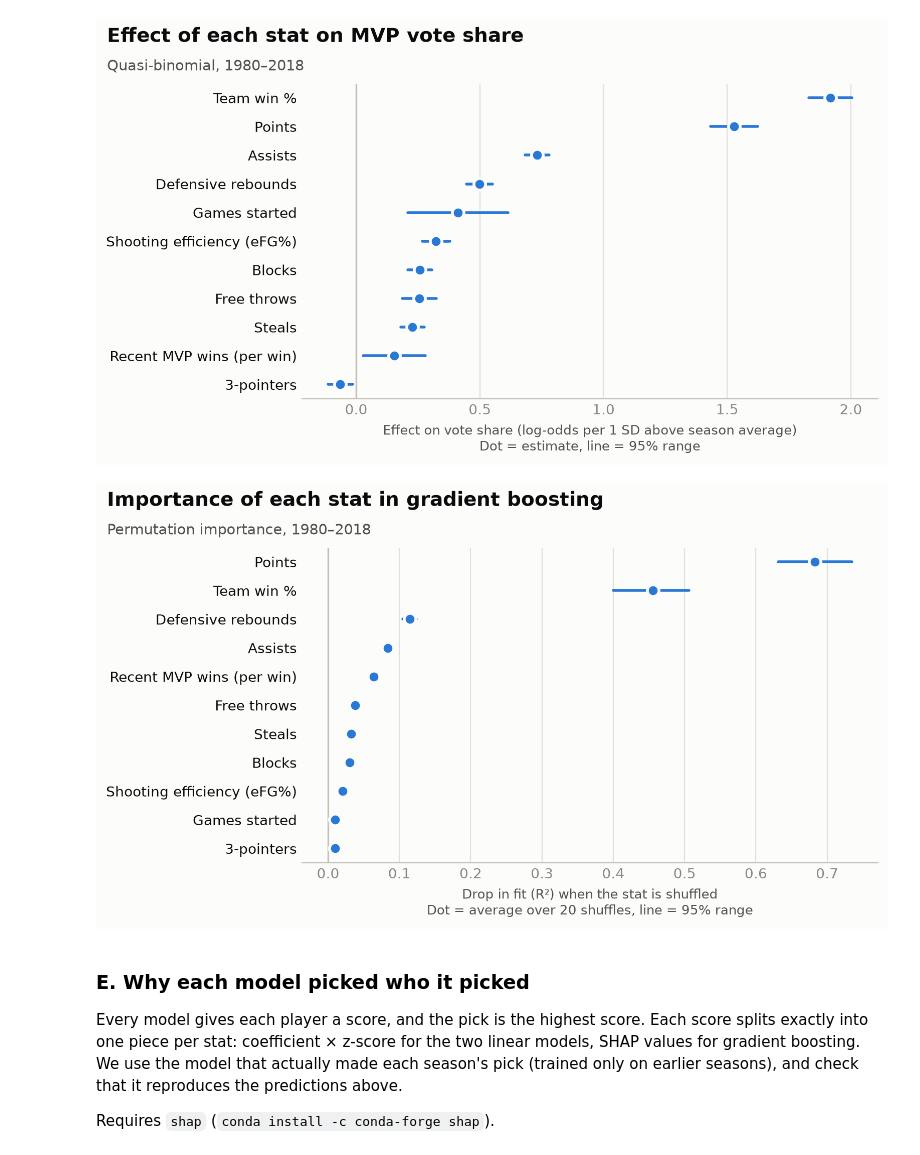
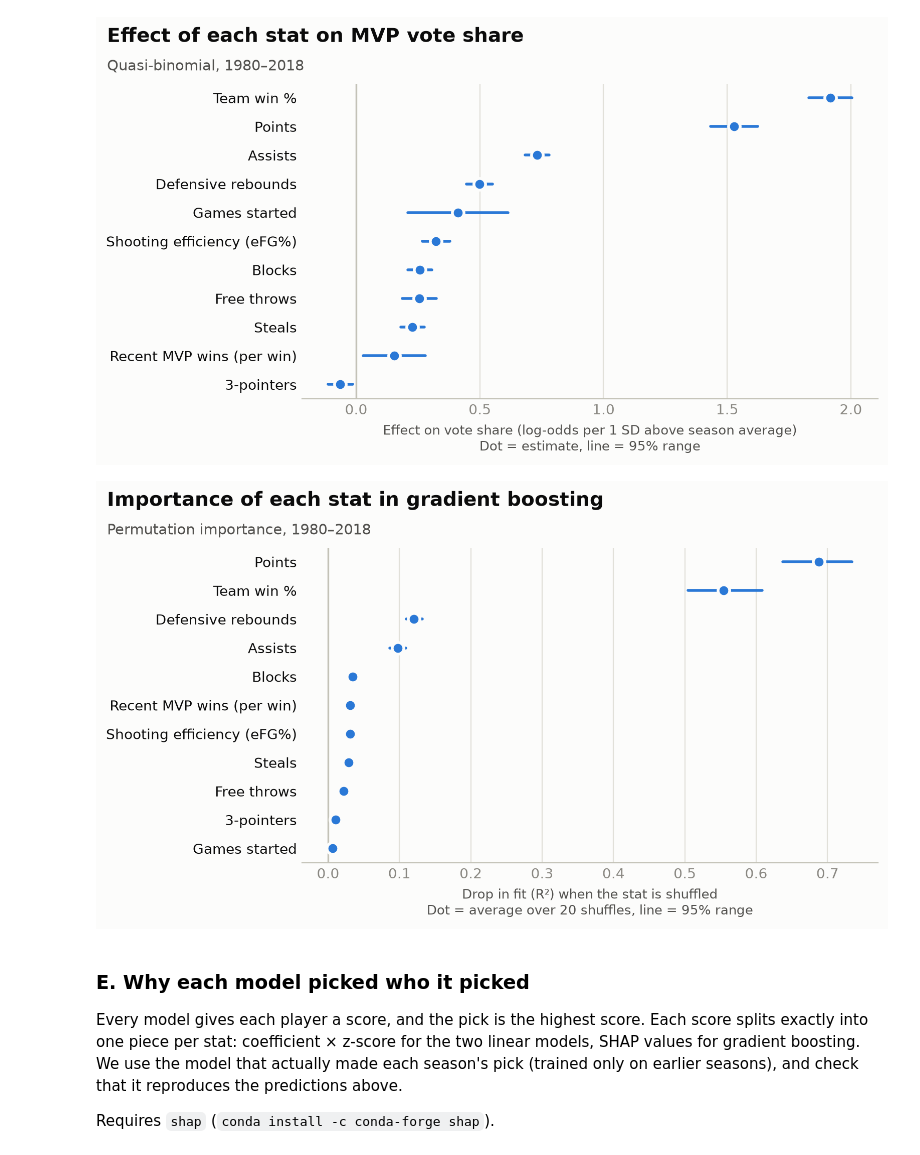
Before and after one commit to Erdos-Projects/fall-2026-nba-mvp-prediction, a Jupyter notebook: model/binomial_model_nt.ipynb, the cells around one changed output. Cells and saved outputs as stored; diff of their text form; code cells hidden in the pictures.

Commit message:
Tune HGBR (TODO #10), add vote-share error check for top 5, update captions

```diff
--- a/model/binomial_model_nt.ipynb
+++ b/model/binomial_model_nt.ipynb
@@ -186,6 +262,4 @@ PTS: picked MVP in 10/29 seasons, real winner's avg rank=5.28
 # %%
-from sklearn.ensemble import HistGradientBoostingRegressor
-
 for name, feats in feature_sets.items():
     for kind, cols in [('raw', feats), ('z', [c + '_z' for c in feats])]:
         col=f'gbr_{kind}_{name}'
@@ -194,7 +268,7 @@ for name, feats in feature_sets.items():
             train=data['Year'] < yr
             test=data['Year'] == yr
             assert data.loc[train, 'Year'].max() < yr
-            model=HistGradientBoostingRegressor(random_state=12)
+            model=HistGradientBoostingRegressor(random_state=12, **BEST_GBR)
             model.fit(data.loc[train, cols], data.loc[train, 'MVPVS'])
             data.loc[test, col]=model.predict(data.loc[test, cols])
 
@@ -257,7 +331,7 @@ for name, feats in feature_sets.items():
         qb=sm.GLM(data.loc[train, 'MVPVS'], sm.add_constant(data.loc[train, q_cols]),
                   family=sm.families.Binomial()).fit(scale='X2')
         data.loc[test, f'pred_past_{name}']=qb.predict(sm.add_constant(data.loc[test, q_cols], has_constant='add'))
-        gb=HistGradientBoostingRegressor(random_state=12).fit(data.loc[train, g_cols], data.loc[train, 'MVPVS'])
+        gb=HistGradientBoostingRegressor(random_state=12,**BEST_GBR).fit(data.loc[train, g_cols], data.loc[train, 'MVPVS'])
         data.loc[test, f'gbr_past_{name}']=gb.predict(data.loc[test, g_cols])
 
 tested=data[data['Year'].isin(test_years)]
@@ -529,3 +603,13 @@ plot_model_comparison(window, models,
                       'model_comparison_2001_2018.png')
 # %% [output]
 [figure]
+# %%
+#vote-share error: for each season's real top-5 vote-getters, how far off was the predicted vote share?
+#(forward-chained predictions, 2001-2018; only the vote-share models, since the clogit doesn't predict vote share)
+def top5_error(df, col):
+    """Average |predicted - actual| vote share over each season's actual top 5 vote-getters."""
+    top5 = df.sort_values('MVPVS', ascending=False).groupby('Year').head(5)
+    return (top5[col] - top5['MVPVS']).abs().mean()
+
+for name in ['Quasi-binomial', 'Gradient boosting']:
+    print(f'{name}: off by {top5_error(window, models[name]):.3f} vote share on average (top 5, 2001-2018)')
@@ -531,0 +619,5 @@ plot_model_comparison(window, models,
+# %%
+#direction of the error: negative = the model predicts too little vote share for the top 5
+top5 = window.sort_values('MVPVS', ascending=False).groupby('Year').head(5)
+for name in ['Quasi-binomial', 'Gradient boosting']:
+    print(f'{name}: average (predicted - actual) = {(top5[models[name]] - top5["MVPVS"]).mean():+.3f}')
@@ -673,22 +771,22 @@ plot_ranges(c,
 # %%
 from sklearn.inspection import permutation_importance
 
 gcols = feature_sets['candidates_10'] + ['MVP_recency']     # raw candidates_10, same as gbr_raw_candidates_10
-gb = HistGradientBoostingRegressor(random_state=12).fit(data[gcols], data['MVPVS'])
+gb = HistGradientBoostingRegressor(random_state=12,**BEST_GBR).fit(data[gcols], data['MVPVS'])
 #measured on the training seasons, so it shows what the model relies on, not how well it predicts
 r = permutation_importance(gb, data[gcols], data['MVPVS'], n_repeats=20, random_state=12)
 
 c = pd.DataFrame({'est': r.importances_mean,
                   'lo':  np.percentile(r.importances, 2.5, axis=1),
                   'hi':  np.percentile(r.importances, 97.5, axis=1)}, index=gcols)
 
 plot_ranges(c,
     'Drop in fit (R²) when the stat is shuffled\nDot = average over 20 shuffles, line = 95% range',
     'Importance of each stat in gradient boosting',
     'Permutation importance, 1980–2018',
     'importance_gb.png')
 # %% [output]
-[figure, old version]
+[figure, new version]
 # %% [markdown]
 ### E. Why each model picked who it picked
 Every model gives each player a score, and the pick is the highest score. Each score splits exactly into one piece per stat: coefficient × z-score for the two linear models, SHAP values for gradient boosting. We use the model that actually made each season's pick (trained only on earlier seasons), and check that it reproduces the predictions above.
```
Also changed, not shown: parts of 24 cells of this notebook, 10 other files.
